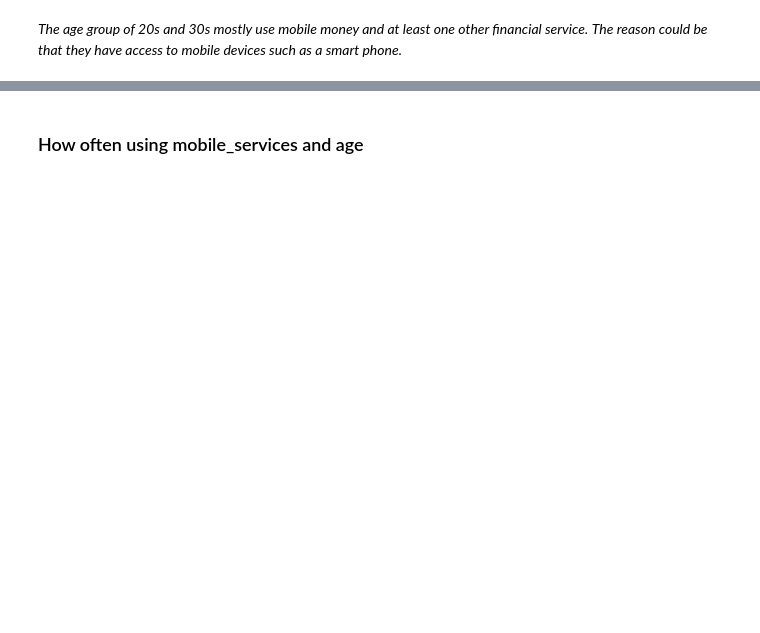
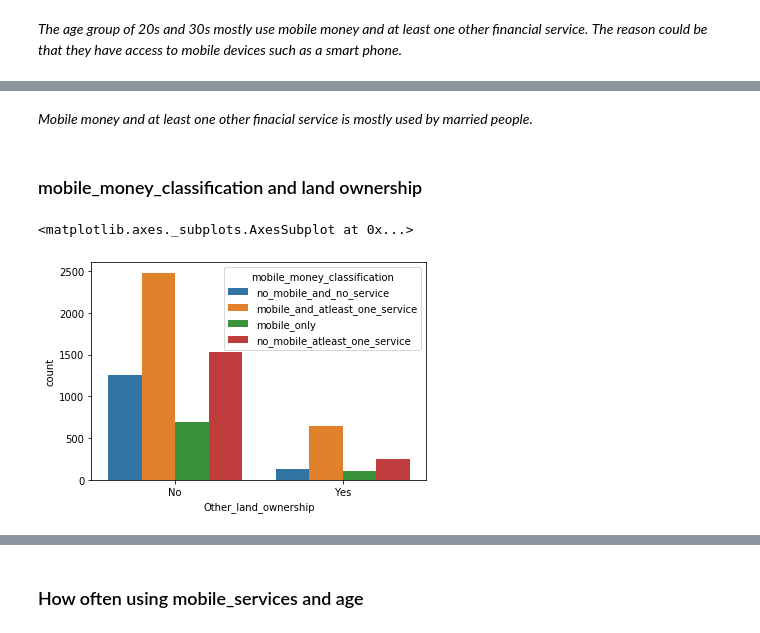
Before and after one commit to LeboSeribe/Tanzania-Financial-Services, a Jupyter notebook: Tanzania1.ipynb, the cells around one changed output, grey strips where cells are left out. Cells and saved outputs as stored; diff of their text form; code cells hidden in the pictures; blank space fills up the shorter version.

```diff
--- a/Tanzania1.ipynb
+++ b/Tanzania1.ipynb
@@ -260,0 +97,12 @@ Could this mean that more money is sent from abroad into the country?*
+# %% [markdown]
+*Mobile money and at least one other finacial service is mostly used by married people.*
+# %% [markdown]
+### mobile_money_classification  and land ownership
+# %%
+dict_name = {1:'Yes',2:'No'}
+training_data['Other_land_ownership']=training_data.Other_land_ownership.map(dict_name)
+
+sns.countplot(x='Other_land_ownership',hue='mobile_money_classification',data=training_data)
+# %% [output]
+<matplotlib.axes._subplots.AxesSubplot at 0x...>
+[figure, added]
```
Also changed, not shown: parts of 157 cells of this notebook.
